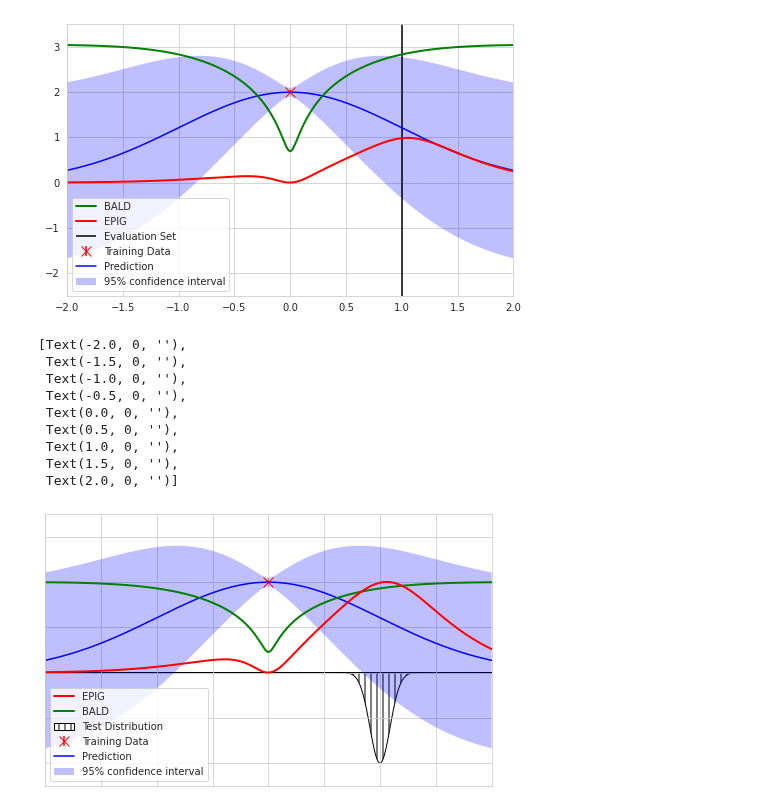
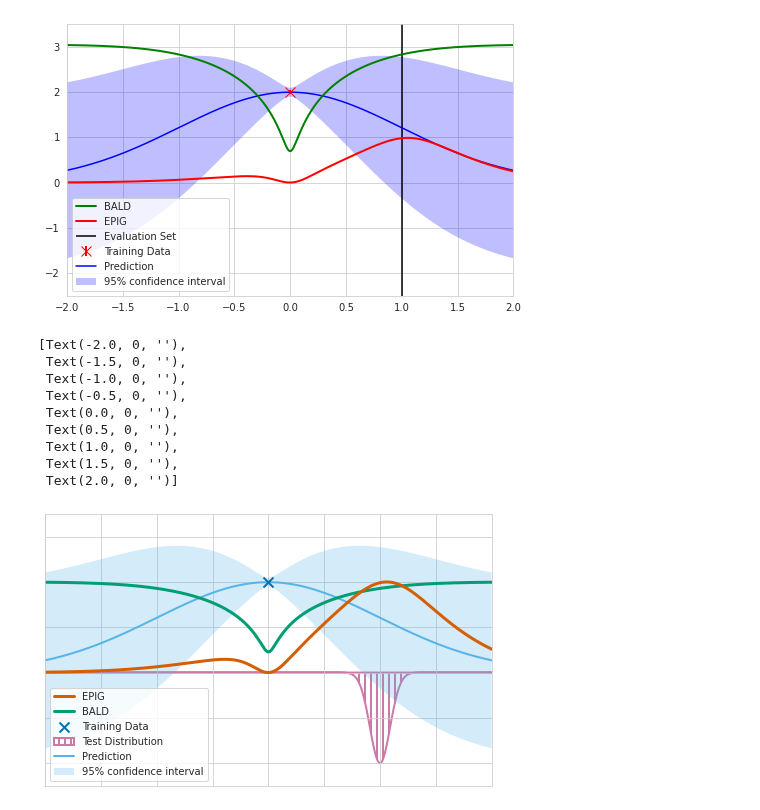
Before and after one commit to BlackHC/active_learning_redux, a Jupyter notebook: V_EPIG_Figure_1.ipynb, the cells around one changed output. Cells and saved outputs as stored; diff of their text form; code cells hidden in the pictures.

Commit message:
Update Figure 1 plot for EPIG
CU-1kr17mn

```diff
--- a/V_EPIG_Figure_1.ipynb
+++ b/V_EPIG_Figure_1.ipynb
@@ -68,7 +68,7 @@ def fit_gp(x, y, std):
 
     return gp
 # %%
-def plot_stddev(x, y, sigma, axes=None, label='95% confidence interval'):
+def plot_stddev(x, y, sigma, axes=None, label='95% confidence interval', color="b"):
     if axes is None:
         axes = plt.gca()
 
@@ -78,13 +78,13 @@ def plot_stddev(x, y, sigma, axes=None, label='95% confidence interval'):
                  (y + 1.9600 * sigma)[::-1]
              ]),
              alpha=.25,
-             fc='b',
+             fc=color,
              ec='None',
              label=label)
 # %%
 PLOT_GP_PADDING = 2
 
-def plot_gp(gp, obs_x, obs_y, obs_stddev, padding=None, axes=None):
+def plot_gp(gp, obs_x, obs_y, obs_stddev, padding=None, axes=None, color="b", linewidth=None, traindata_fmt="rx"):
     if padding is None:
         padding = PLOT_GP_PADDING
     if axes is None:
@@ -101,15 +101,17 @@ def plot_gp(gp, obs_x, obs_y, obs_stddev, padding=None, axes=None):
     x = np.linspace(x_min, x_max, 1000)
     y, sigma = gp.predict(x[:, None], return_std=True)
 
-    axes.errorbar(obs_x,
-                 obs_y,
-                 obs_stddev,
-                 fmt='rx',
-                 markersize=10,
-                 label=u'Training Data')
-    axes.plot(x, y, 'b-', label=u'Prediction')
+    if traindata_fmt:
+        axes.errorbar(obs_x,
+                     obs_y,
+                     obs_stddev,
+                     fmt=traindata_fmt,
+                     markersize=10,
+                     linewidth=2,
+                     label=u'Training Data')
+    axes.plot(x, y, color, linewidth=linewidth, label=u'Prediction')
 
-    plot_stddev(x, y, sigma)
+    plot_stddev(x, y, sigma, color=color)
 
     return x, y, sigma
 # %%
@@ -217,41 +219,46 @@ evaluation_distribution = scipy.stats.norm(1, 0.3**2)
 from tqdm import tqdm
 # %%
 epig_scores = list(tqdm(evaluation_distribution.expect(lambda x_e: EPIG(gp, x, x_e, stddev), epsabs=5e-3) for x in X[::]))
+# %%
+import matplotlib as mpl
+mpl.rcParams['hatch.linewidth'] = 0.1  # previous pdf hatch linewidth
+mpl.rcParams['hatch.linewidth'] = 2.0  # previous svg hatch linewidth
 # %%
 fig=plt.figure(figsize=(5*1.6,5))
-plot_gp(gp, x, y, stddev)
+plot_gp(gp, x, y, stddev, color="C5", linewidth=2, traindata_fmt=None)
+plt.scatter(x, y, s=100, c="C0", marker="x", linewidths=2, label="Training Data", zorder=10)
 
 bs = np.array(bald_scores)
-plt.plot(X, bs/np.max(bs)*2, c="g", linewidth=2, label="BALD")
+plt.plot(X, bs/np.max(bs)*2, c="C1", linewidth=3, label="BALD")
 
 #plt.plot(X, epig_scores_single, c="g", linewidth=2, label="EPIG using a single point")
 es = np.array(epig_scores)
-plt.plot(X[::], es/np.max(es)*2, c="r", linewidth=2, label="EPIG")
+plt.plot(X[::], es/np.max(es)*2, c="C2", linewidth=3, label="EPIG")
 
 #plt.vlines([x_e], ymin=-4, ymax=4, colors="black", label="Evaluation Set")
 #plt.plot(X, evaluation_distribution.pdf(X), c="black", linewidth=2, label="Test Distribution")
 espdf = evaluation_distribution.pdf(X)
-plt.fill_between(X, -espdf/np.max(espdf)*2, edgecolor="black", hatch="||", linewidth=1, facecolor="white", label="Test Distribution", zorder=0)
+plt.fill_between(X, -espdf/np.max(espdf)*2, edgecolor="C3", hatch="||", linewidth=2, facecolor="white", label="Test Distribution", zorder=0)
 handles, labels = plt.gca().get_legend_handles_labels()
 hl = list(zip(handles, labels))
 hl = [hl[2], hl[1], hl[4], hl[5], hl[0], hl[3]]
 handles, labels = list(zip(*hl))
 #plt.legend(handles, labels, loc='center left', bbox_to_anchor=(1, 0.5))
 plt.legend(handles, labels)
 plt.xlim([-2, 2])
 plt.ylim([-2.5, 3.5])
 plt.gca().yaxis.set_ticklabels([])
 plt.gca().xaxis.set_ticklabels([])
 # %% [output]
 [Text(-2.0, 0, ''),
  Text(-1.5, 0, ''),
  Text(-1.0, 0, ''),
  Text(-0.5, 0, ''),
  Text(0.0, 0, ''),
  Text(0.5, 0, ''),
  Text(1.0, 0, ''),
  Text(1.5, 0, ''),
  Text(2.0, 0, '')]
-[figure, old version]
+[figure, new version]
 # %%
 plt_save(fig, "plots/EPIG_figure_1.pdf")
```
Also changed, not shown: parts of 3 cells of this notebook, 1 other file.
